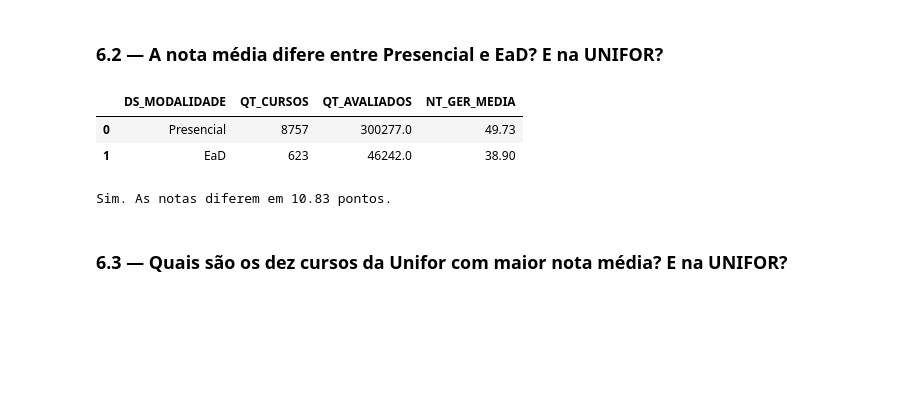
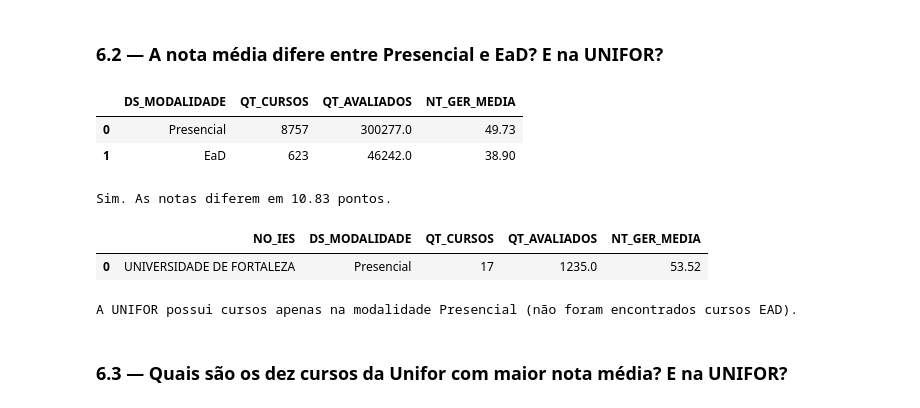
Before and after one commit to virginiaqueiroz/desafio-tecnico-unifor-enade-2023, a Jupyter notebook: 2. Exploração Microdados ENADE.ipynb, the cells around one changed output. Drawn from its saved outputs; the diff is of its cells as text; code cells hidden in the pictures; blank space fills up the shorter version.

```diff
--- a/2. Exploração Microdados ENADE.ipynb
+++ b/2. Exploração Microdados ENADE.ipynb
@@ -832,34 +830,77 @@ INNER JOIN gold.dim_modalidade AS m
 
 GROUP BY m.DS_MODALIDADE
 ORDER BY NT_GER_MEDIA DESC
 """
 ).df()
 
 display(comparacao_modalidades)
 
 presencial = comparacao_modalidades[
     comparacao_modalidades["DS_MODALIDADE"]
     .str.upper()
     .str.contains("PRESENCIAL")
 ]["NT_GER_MEDIA"].iloc[0]
 
 ead = comparacao_modalidades[
     comparacao_modalidades["DS_MODALIDADE"]
     .str.upper()
     .str.contains("EAD|DIST")
 ]["NT_GER_MEDIA"].iloc[0]
 
 diferenca = abs(presencial - ead)
 
 if diferenca > 0:
-    print(f"Sim. As notas diferem em {diferenca:.2f} pontos.")
+    print(f"Sim. As notas diferem em {diferenca:.2f} pontos. \n \n \n")
 else:
     print("Não. As notas são iguais.")
+
+## Teste: a UNIFOR possui cursos nas modalidades Presencial e EAD?
+
+teste_unifor = conexao.execute(
+    """
+    SELECT
+        i.NO_IES,
+        m.DS_MODALIDADE,
+        COUNT(DISTINCT f.CO_CURSO) AS QT_CURSOS,
+        SUM(f.QT_AVALIADOS) AS QT_AVALIADOS,
+        ROUND(SUM(f.NT_GER_MEDIA * f.QT_AVALIADOS) / NULLIF(SUM(f.QT_AVALIADOS), 0), 2) AS NT_GER_MEDIA
+    FROM gold.fato_desempenho_curso AS f
+    INNER JOIN gold.dim_cursos AS c
+        ON f.CO_CURSO = c.CO_CURSO
+    INNER JOIN gold.dim_modalidade AS m
+        ON c.CO_MODALIDADE = m.CO_MODALIDADE
+    INNER JOIN gold.dim_ies AS i
+        ON c.CO_IES = i.CO_IES
+    WHERE UPPER(i.NO_IES) LIKE '%UNIFOR%'
+       OR UPPER(i.SG_IES) = 'UNIFOR'
+    GROUP BY i.NO_IES, m.DS_MODALIDADE
+    ORDER BY m.DS_MODALIDADE
+    """
+).df()
+
+display(teste_unifor)
+
+modalidades_unifor = set(teste_unifor["DS_MODALIDADE"].str.upper())
+
+tem_presencial = any("PRESENCIAL" in mod for mod in modalidades_unifor)
+tem_ead = any(("EAD" in mod) or ("DIST" in mod) for mod in modalidades_unifor)
+
+if tem_presencial and tem_ead:
+    print("Sim, a UNIFOR possui cursos tanto na modalidade Presencial quanto na EAD.")
+elif tem_presencial and not tem_ead:
+    print("A UNIFOR possui cursos apenas na modalidade Presencial (não foram encontrados cursos EAD).")
+elif tem_ead and not tem_presencial:
+    print("A UNIFOR possui cursos apenas na modalidade EAD (não foram encontrados cursos Presenciais).")
+else:
+    print("Não foram encontrados cursos da UNIFOR no banco de dados.")
 # %% [output]
 |  | DS_MODALIDADE | QT_CURSOS | QT_AVALIADOS | NT_GER_MEDIA |
 | 0 | Presencial | 8757 | 300277.0 | 49.73 |
 | 1 | EaD | 623 | 46242.0 | 38.90 |
 Sim. As notas diferem em 10.83 pontos.
+|  | NO_IES | DS_MODALIDADE | QT_CURSOS | QT_AVALIADOS | NT_GER_MEDIA |
+| 0 | UNIVERSIDADE DE FORTALEZA | Presencial | 17 | 1235.0 | 53.52 |
+A UNIFOR possui cursos apenas na modalidade Presencial (não foram encontrados cursos EAD).
 # %% [markdown]
 ### 6.3 — Quais são os dez cursos da Unifor com maior nota média? E na UNIFOR?
 # %%
```
Also changed, not shown: parts of 1 cell of this notebook.
